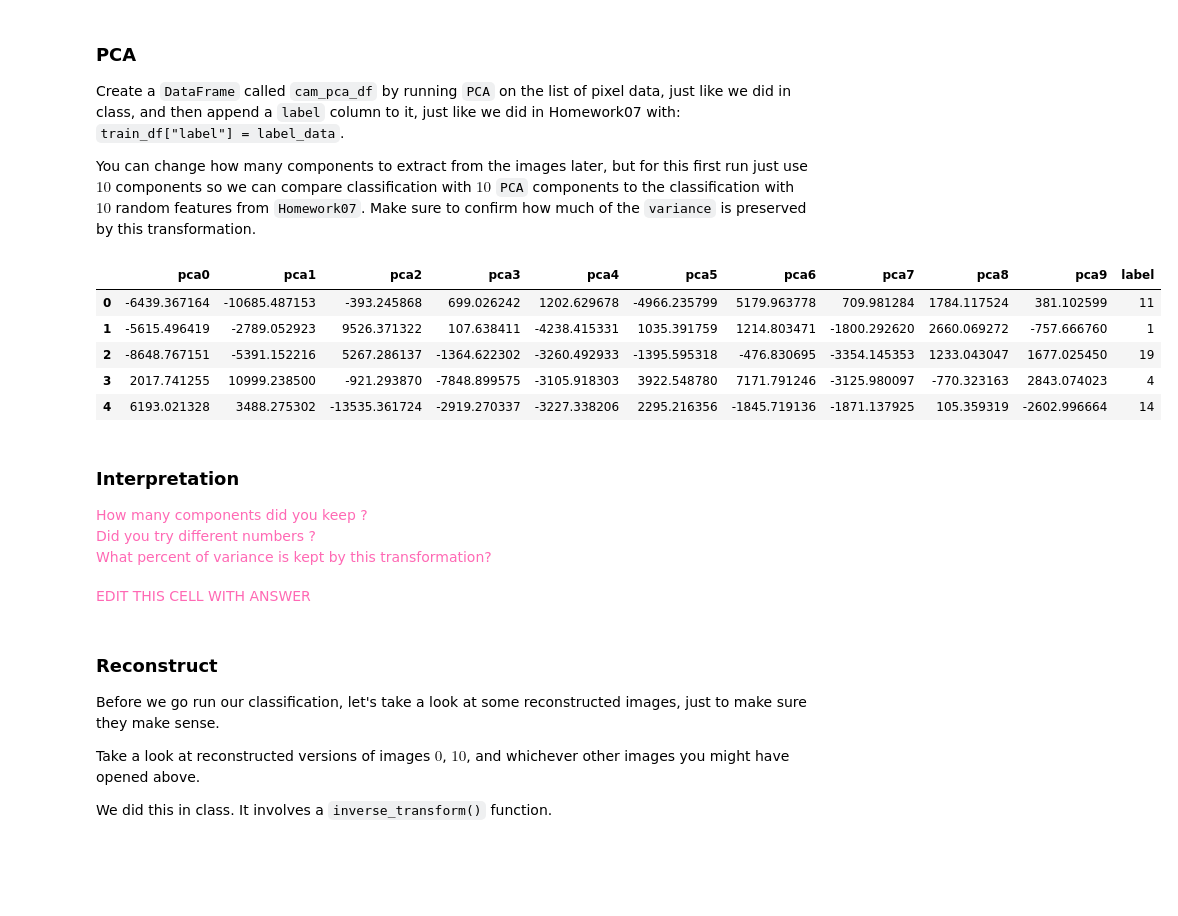
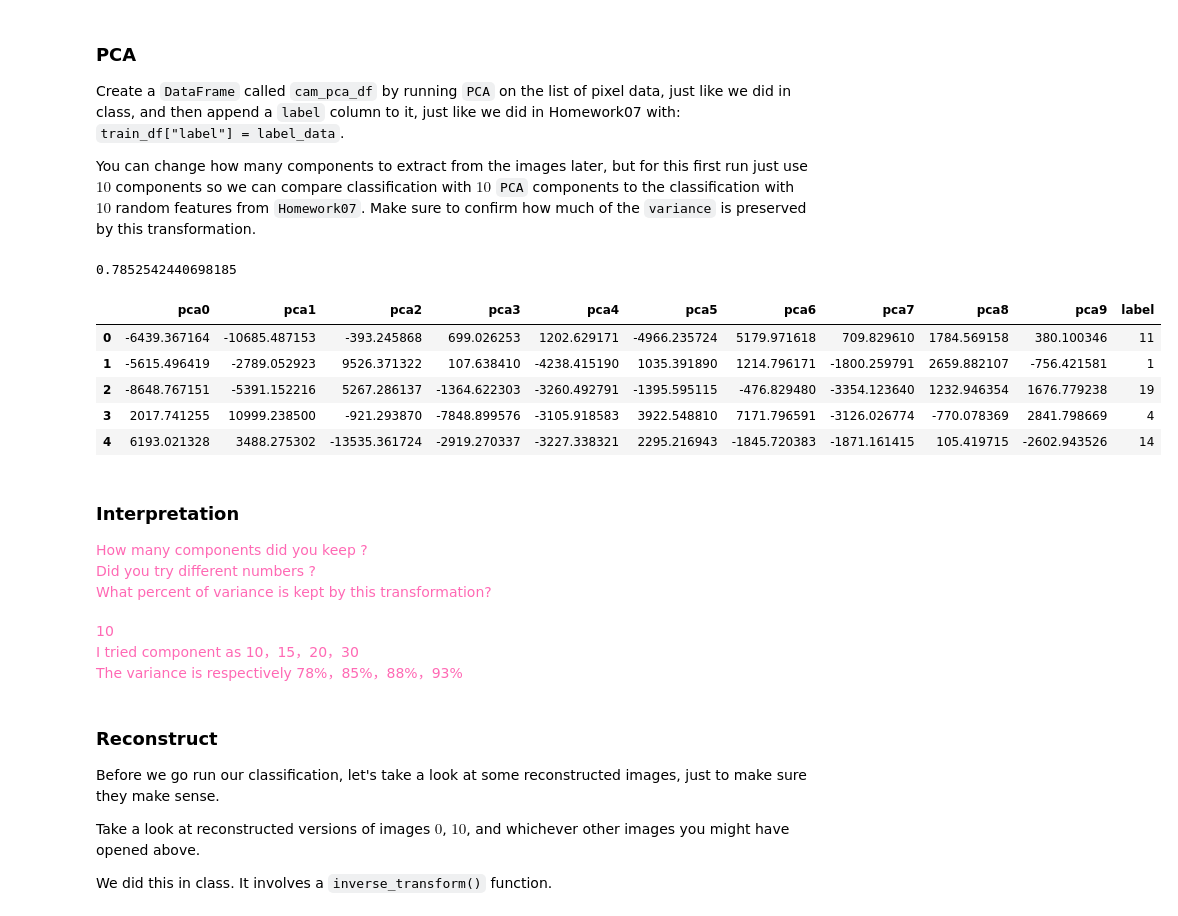
Before and after one commit to PSAM5020-songhan/Homework09, a Jupyter notebook: Homework09.ipynb, the cells around one changed output. Drawn from its saved outputs; the diff is of its cells as text; code cells hidden in the pictures; blank space fills up the shorter version.

```diff
--- a/Homework09.ipynb
+++ b/Homework09.ipynb
@@ -79,22 +95,23 @@ You can change how many components to extract from the images later, but for thi
 # %%
 # TODO: run PCA, get DataFrame
 import pandas as pd
 train_df = pd.DataFrame(pixel_data)
 cam_pca = PCA(n_components=10).set_output(transform="pandas")
 cam_pca_df = cam_pca.fit_transform(train_df)
 # TODO: add "label" column
 cam_pca_df["label"] = label_data
 # TODO: print variance
-sum(cam_pca.explained_variance_ratio_)
+print(sum(cam_pca.explained_variance_ratio_))
 # TODO: take a look at the first 5 rows
 cam_pca_df.head()
 # %% [output]
+0.7852542440698185
 |  | pca0 | pca1 | pca2 | pca3 | pca4 | pca5 | pca6 | pca7 | pca8 | pca9 | label |
-| 0 | -6439.367164 | -10685.487153 | -393.245868 | 699.026242 | 1202.629678 | -4966.235799 | 5179.963778 | 709.981284 | 1784.117524 | 381.102599 | 11 |
-| 1 | -5615.496419 | -2789.052923 | 9526.371322 | 107.638411 | -4238.415331 | 1035.391759 | 1214.803471 | -1800.292620 | 2660.069272 | -757.666760 | 1 |
-| 2 | -8648.767151 | -5391.152216 | 5267.286137 | -1364.622302 | -3260.492933 | -1395.595318 | -476.830695 | -3354.145353 | 1233.043047 | 1677.025450 | 19 |
-| 3 | 2017.741255 | 10999.238500 | -921.293870 | -7848.899575 | -3105.918303 | 3922.548780 | 7171.791246 | -3125.980097 | -770.323163 | 2843.074023 | 4 |
-| 4 | 6193.021328 | 3488.275302 | -13535.361724 | -2919.270337 | -3227.338206 | 2295.216356 | -1845.719136 | -1871.137925 | 105.359319 | -2602.996664 | 14 |
+| 0 | -6439.367164 | -10685.487153 | -393.245868 | 699.026253 | 1202.629171 | -4966.235724 | 5179.971618 | 709.829610 | 1784.569158 | 380.100346 | 11 |
+| 1 | -5615.496419 | -2789.052923 | 9526.371322 | 107.638410 | -4238.415190 | 1035.391890 | 1214.796171 | -1800.259791 | 2659.882107 | -756.421581 | 1 |
+| 2 | -8648.767151 | -5391.152216 | 5267.286137 | -1364.622303 | -3260.492791 | -1395.595115 | -476.829480 | -3354.123640 | 1232.946354 | 1676.779238 | 19 |
+| 3 | 2017.741255 | 10999.238500 | -921.293870 | -7848.899576 | -3105.918583 | 3922.548810 | 7171.796591 | -3126.026774 | -770.078369 | 2841.798669 | 4 |
+| 4 | 6193.021328 | 3488.275302 | -13535.361724 | -2919.270337 | -3227.338321 | 2295.216943 | -1845.720383 | -1871.161415 | 105.419715 | -2602.943526 | 14 |
 # %% [markdown]
 ### Interpretation
 
@@ -103,8 +120,12 @@ How many components did you keep ?<br>
 Did you try different numbers ?<br>
 What percent of variance is kept by this transformation?
 </span>
-# %% [markdown]
-<span style="color:hotpink;">EDIT THIS CELL WITH ANSWER</span>
+# %% [markdown]
+<span style="color:hotpink;">
+10<br>
+I tried component as 10，15，20，30 <br>
+The variance is respectively 78%，85%，88%，93%
+</span>
 # %% [markdown]
 ### Reconstruct
 
```
Also changed, not shown: parts of 12 cells of this notebook.
